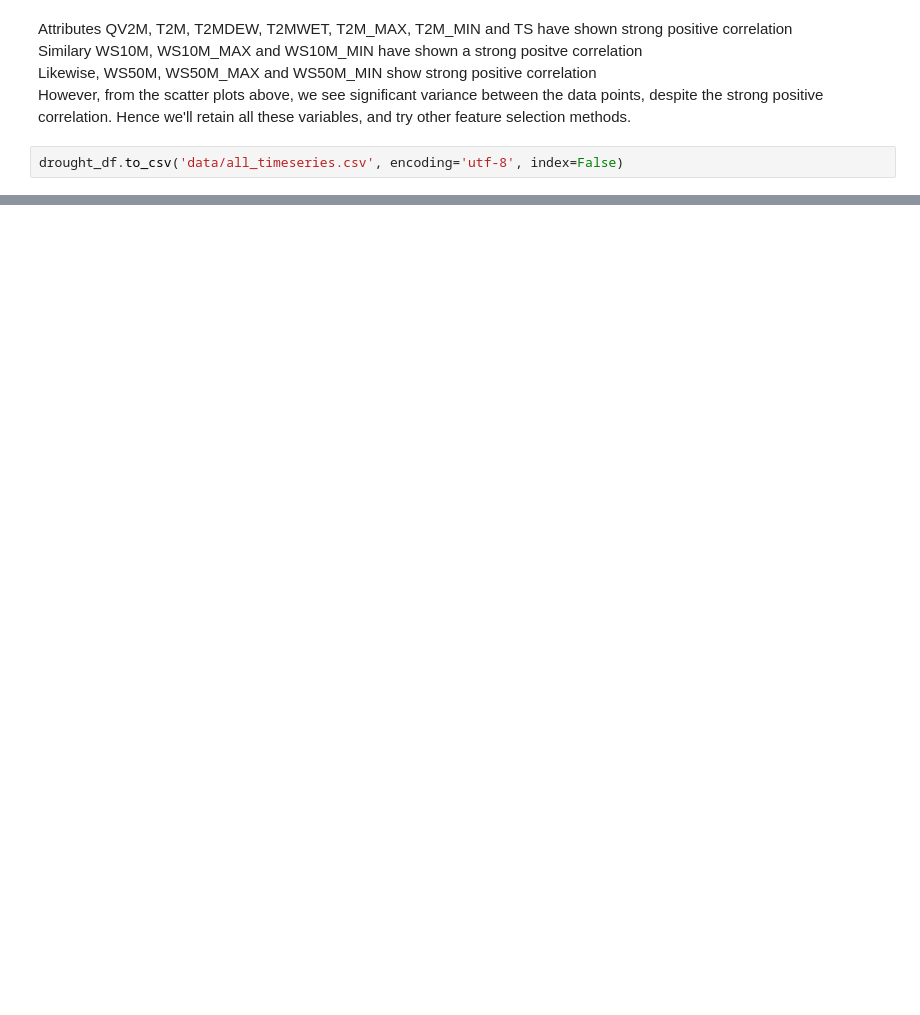
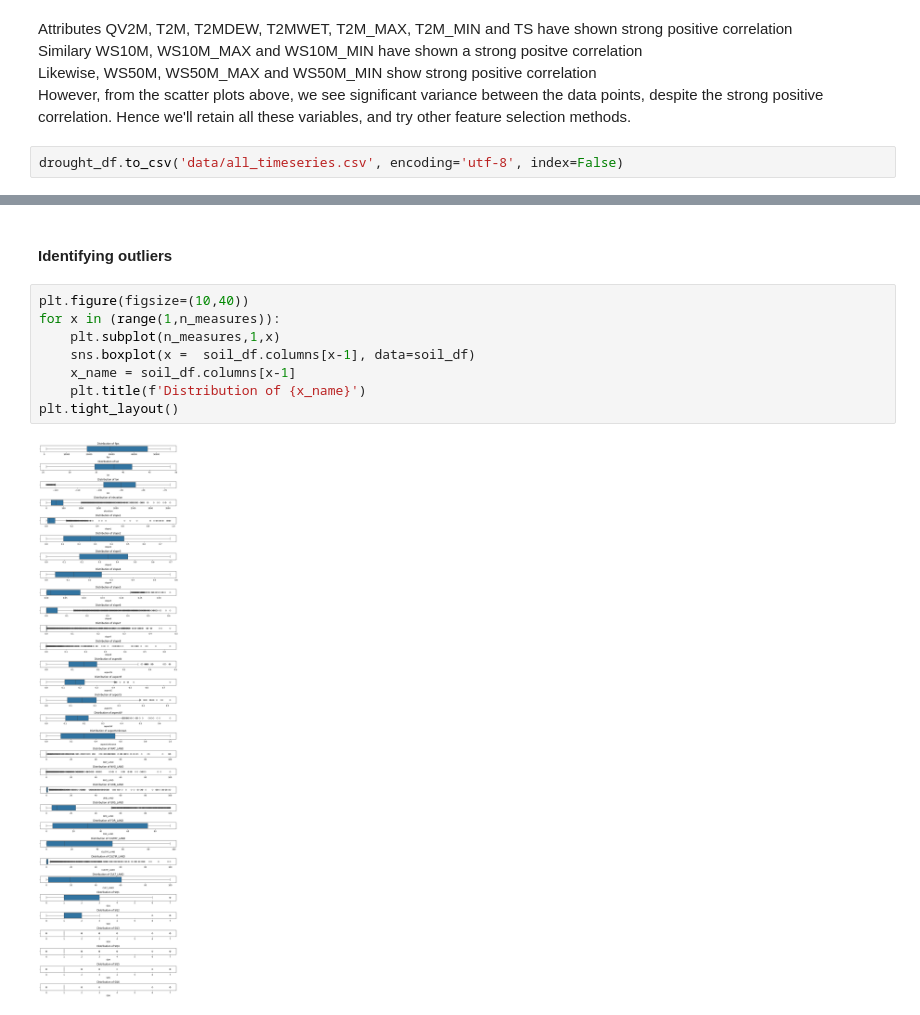
Before and after one commit to SantiagoEnriqueGA/drought_prediction_pytorch, a Jupyter notebook: droughtPrediction_EDA.ipynb, the cells around one changed output, grey strips where cells are left out. Cells and saved outputs as stored; diff of their text form; blank space fills up the shorter version.

```diff
--- a/droughtPrediction_EDA.ipynb
+++ b/droughtPrediction_EDA.ipynb
@@ -357,0 +448,12 @@ drought_df.to_csv('data/all_timeseries.csv', encoding='utf-8', index=False)
+# %% [markdown]
+#### Identifying outliers
+# %%
+plt.figure(figsize=(10,40))
+for x in (range(1,n_measures)):
+    plt.subplot(n_measures,1,x)
+    sns.boxplot(x =  soil_df.columns[x-1], data=soil_df)
+    x_name = soil_df.columns[x-1]
+    plt.title(f'Distribution of {x_name}')
+plt.tight_layout()
+# %% [output]
+[figure, added]
```
Also changed, not shown: parts of 22 cells of this notebook, 2 other files.
